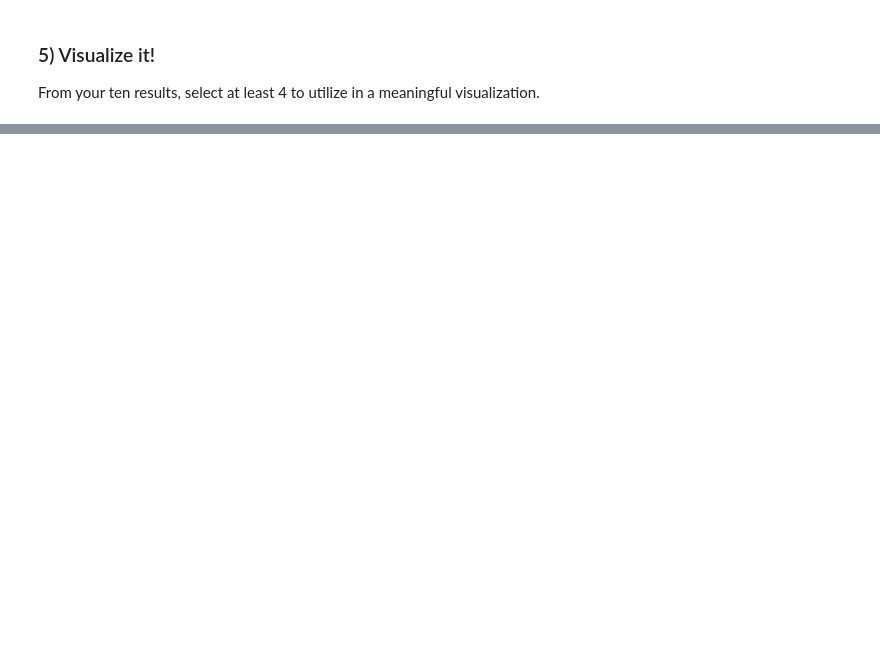
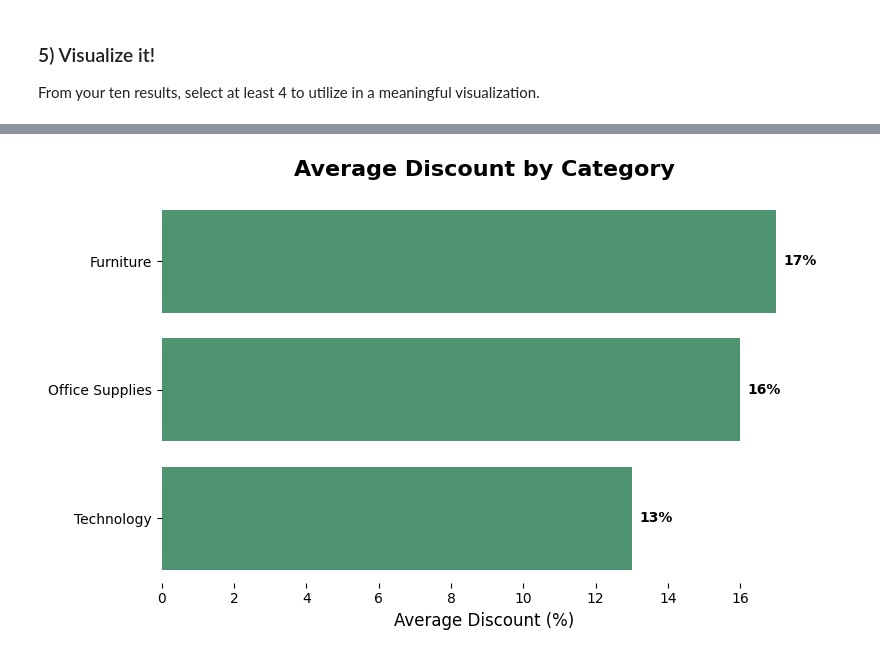
Before and after one commit to laurenmsapp1/Superstore_Sales, a Jupyter notebook: notebooks/superstore_sales_workflow.ipynb, the cells around one changed output, grey strips where cells are left out. Saved outputs shown, nothing was run; the diff lists cells and outputs as text; code cells hidden in the pictures; blank space fills up the shorter version.

```diff
--- a/notebooks/superstore_sales_workflow.ipynb
+++ b/notebooks/superstore_sales_workflow.ipynb
@@ -322,0 +433,39 @@ plt.show()
+# %%
+
+#Query4
+
+import seaborn as sns
+import matplotlib.pyplot as plt
+
+# Create a copy with percentage values for display
+result4['avg_discount_pct'] = result4['avg_discount'] * 100
+
+plt.figure(figsize=(8, 5))
+sns.barplot(
+    data=result4,
+    y='category',
+    x='avg_discount_pct',
+    color='#43a071'
+)
+
+plt.title('Average Discount by Category', fontsize=16, weight='bold', pad=15)
+plt.xlabel('Average Discount (%)', fontsize=12)
+plt.ylabel(None)
+
+
+for i, v in enumerate(result4['avg_discount_pct']):
+    plt.text(
+        v + 0.2,
+        i,
+        f'{v:.0f}%',
+        va='center',
+        fontsize=10,
+        weight='bold',
+        color='black'
+    )
+
+sns.despine(left=True, bottom=True)
+plt.tight_layout()
+plt.show()
+# %% [output]
+[figure, added]
```
Also changed, not shown: parts of 20 cells of this notebook.
